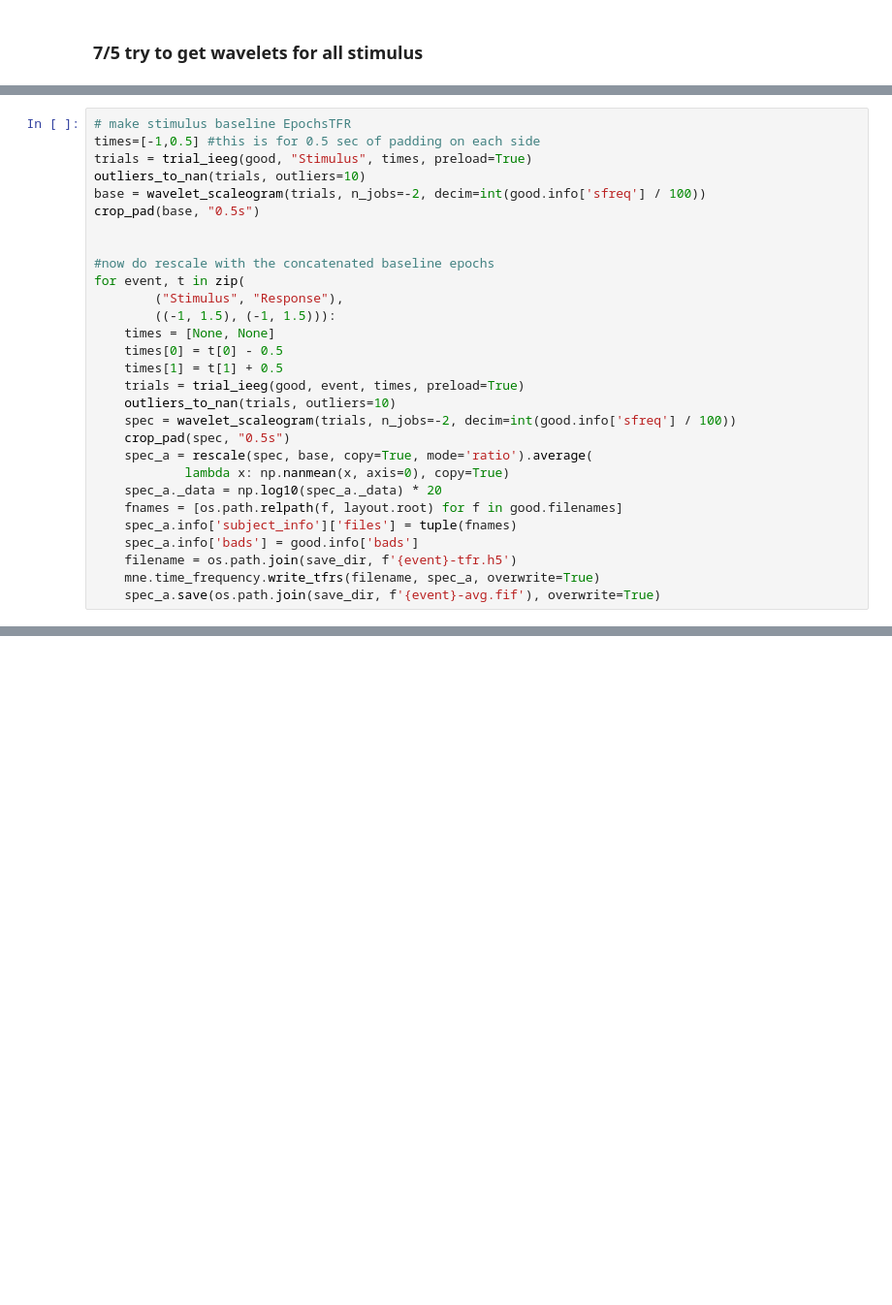
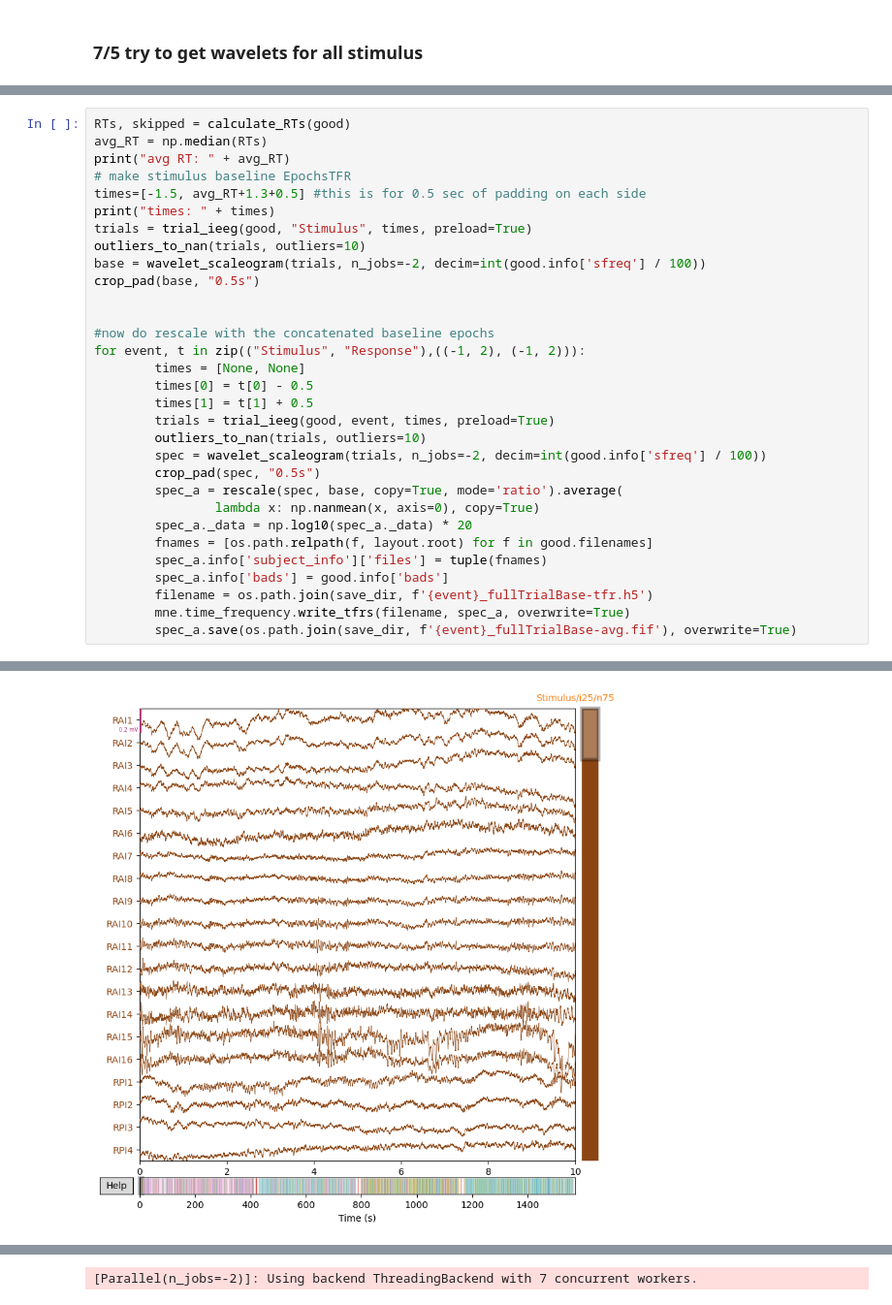
Before and after one commit to coganlab/GlobalLocal, a Jupyter notebook: copy_wavelet_spec.ipynb, the cells around one changed output, grey strips where cells are left out. Shown at 97% size. Drawn from its saved outputs; the diff is of its cells as text; blank space fills up the shorter version.

Commit message:
add debugging wavelet py

```diff
--- a/copy_wavelet_spec.ipynb
+++ b/copy_wavelet_spec.ipynb
@@ -99,6 +215,10 @@ Applying a custom ('sEEG',) reference.
 # %%
+RTs, skipped = calculate_RTs(good)
+avg_RT = np.median(RTs)
+print("avg RT: " + avg_RT)
 # make stimulus baseline EpochsTFR
-times=[-1,0.5] #this is for 0.5 sec of padding on each side
+times=[-1.5, avg_RT+1.3+0.5] #this is for 0.5 sec of padding on each side
+print("times: " + times)
 trials = trial_ieeg(good, "Stimulus", times, preload=True)
 outliers_to_nan(trials, outliers=10)
 base = wavelet_scaleogram(trials, n_jobs=-2, decim=int(good.info['sfreq'] / 100))
@@ -106,23 +226,21 @@ crop_pad(base, "0.5s")
 
 
 #now do rescale with the concatenated baseline epochs
-for event, t in zip(
-        ("Stimulus", "Response"),
-        ((-1, 1.5), (-1, 1.5))):
-    times = [None, None]
-    times[0] = t[0] - 0.5
-    times[1] = t[1] + 0.5
-    trials = trial_ieeg(good, event, times, preload=True)
-    outliers_to_nan(trials, outliers=10)
-    spec = wavelet_scaleogram(trials, n_jobs=-2, decim=int(good.info['sfreq'] / 100))
-    crop_pad(spec, "0.5s")
-    spec_a = rescale(spec, base, copy=True, mode='ratio').average(
-            lambda x: np.nanmean(x, axis=0), copy=True)
-    spec_a._data = np.log10(spec_a._data) * 20
-    fnames = [os.path.relpath(f, layout.root) for f in good.filenames]
-    spec_a.info['subject_info']['files'] = tuple(fnames)
-    spec_a.info['bads'] = good.info['bads']
-    filename = os.path.join(save_dir, f'{event}-tfr.h5')
-    mne.time_frequency.write_tfrs(filename, spec_a, overwrite=True)
-    spec_a.save(os.path.join(save_dir, f'{event}-avg.fif'), overwrite=True)
+for event, t in zip(("Stimulus", "Response"),((-1, 2), (-1, 2))):
+        times = [None, None]
+        times[0] = t[0] - 0.5
+        times[1] = t[1] + 0.5
+        trials = trial_ieeg(good, event, times, preload=True)
+        outliers_to_nan(trials, outliers=10)
+        spec = wavelet_scaleogram(trials, n_jobs=-2, decim=int(good.info['sfreq'] / 100))
+        crop_pad(spec, "0.5s")
+        spec_a = rescale(spec, base, copy=True, mode='ratio').average(
+                lambda x: np.nanmean(x, axis=0), copy=True)
+        spec_a._data = np.log10(spec_a._data) * 20
+        fnames = [os.path.relpath(f, layout.root) for f in good.filenames]
+        spec_a.info['subject_info']['files'] = tuple(fnames)
+        spec_a.info['bads'] = good.info['bads']
+        filename = os.path.join(save_dir, f'{event}_fullTrialBase-tfr.h5')
+        mne.time_frequency.write_tfrs(filename, spec_a, overwrite=True)
+        spec_a.save(os.path.join(save_dir, f'{event}_fullTrialBase-avg.fif'), overwrite=True)
 # %% [output]
@@ -136,0 +282 @@ KeyboardInterrupt:
+[figure, added]
@@ -136,0 +292 @@ KeyboardInterrupt:
+[Parallel(n_jobs=-2)]: Using backend ThreadingBackend with 7 concurrent workers.
```
Also changed, not shown: parts of 7 cells of this notebook, 2 other files.
